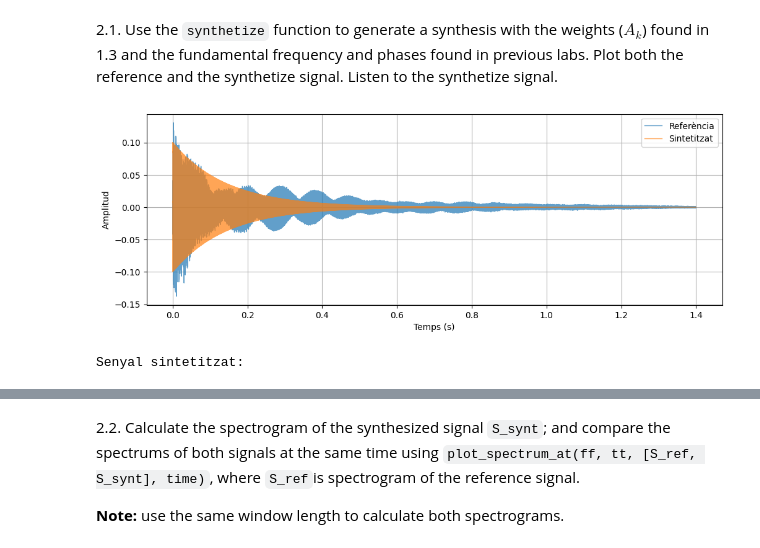
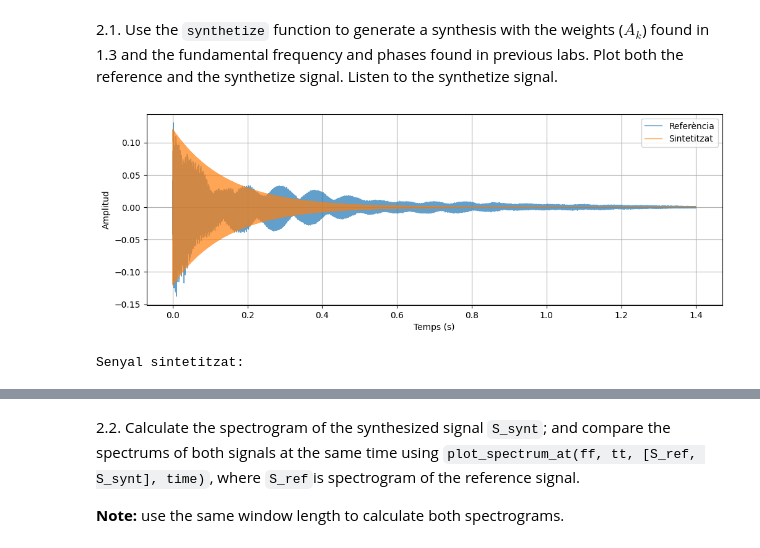
Before and after one commit to martigallego/sis1_group8, a Jupyter notebook: Lab3/Lab3_dj.ipynb, the cells around one changed output, grey strips where cells are left out. Saved outputs shown, nothing was run; the diff lists cells and outputs as text; code cells hidden in the pictures.

```diff
--- a/Lab3/Lab3_dj.ipynb
+++ b/Lab3/Lab3_dj.ipynb
@@ -67,39 +69,38 @@ def synthesize(f0, phi, Ak, t):
 # %%
 f0 = 904.39  #freq fonamental
 phi = 0
-A_ref = 0.1  # amplitud de referència
+A_ref = 0.12  # amplitud de referència
 
 # Crea el vector de temps (mateix que el senyal de referència)
 t = np.arange(len(ref)) / fs
 
 Ak = np.array(weights)
 y_synt = synthesize(f0, phi, Ak, t)
 
 decay_rate = 7  # controla la velocitat de decadència
 envolvent = np.exp(-decay_rate * t)
 y_synt *= envolvent
 
 # normalitza per tenir la mateixa amplitud màxima que la referència
 if np.max(np.abs(y_synt)) > 0:
     y_synt = A_ref * y_synt / np.max(np.abs(y_synt))
 
 duration = 1.4
 samples = int(duration * fs)
 
 plt.figure(figsize=(12, 4))
 plt.plot(t[:samples], ref[:samples], label='Referència', alpha=0.7, linewidth=1)
 plt.plot(t[:samples], y_synt[:samples], label='Sintetitzat', alpha=0.7, linewidth=1)
 plt.xlabel('Temps (s)')
 plt.ylabel('Amplitud')
 plt.legend()
 plt.grid(True)
 plt.show()
 
-# Escolta el senyal sintetitzat
 print("Senyal sintetitzat:")
 ipd.display(ipd.Audio(y_synt, rate=fs))
 # %% [output]
-[figure, old version]
+[figure, new version]
 Senyal sintetitzat:
 [interactive output not drawn]
 # %% [markdown]
```
Also changed, not shown: parts of 5 cells of this notebook.
